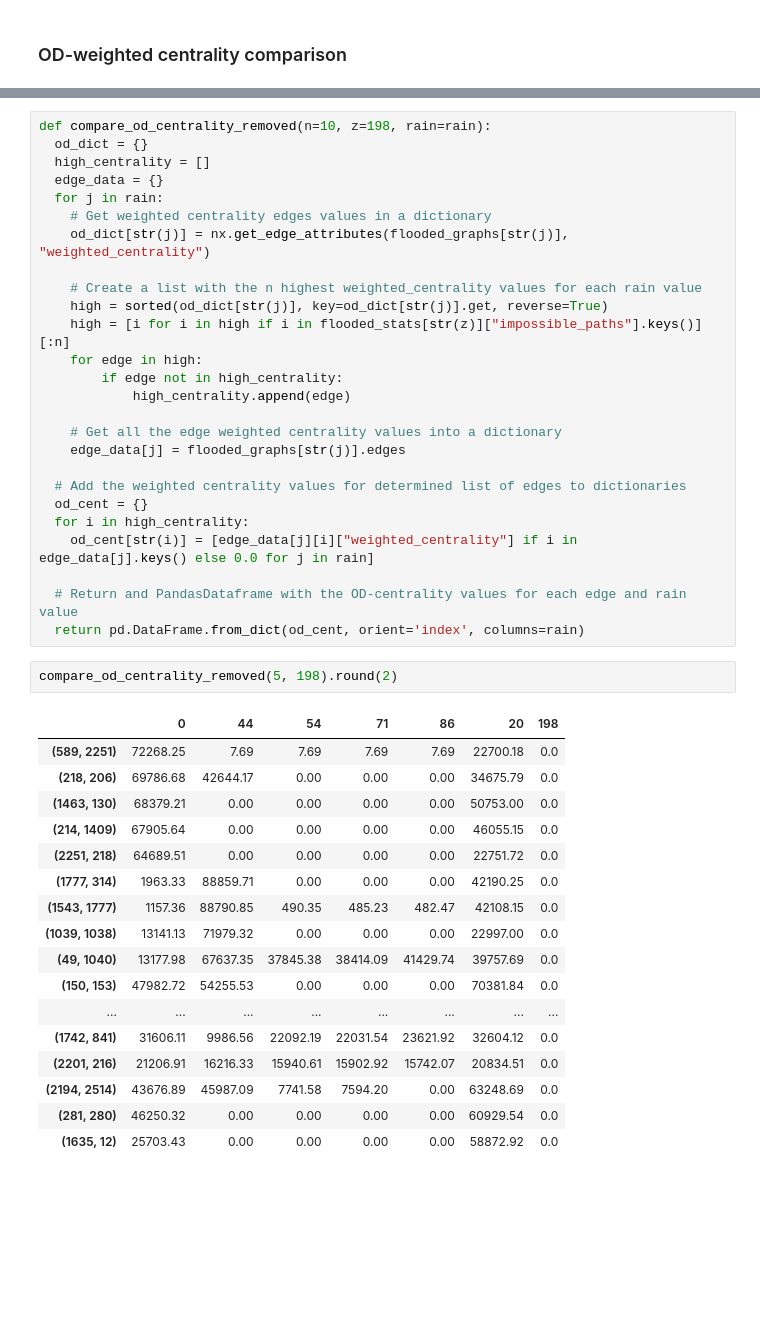
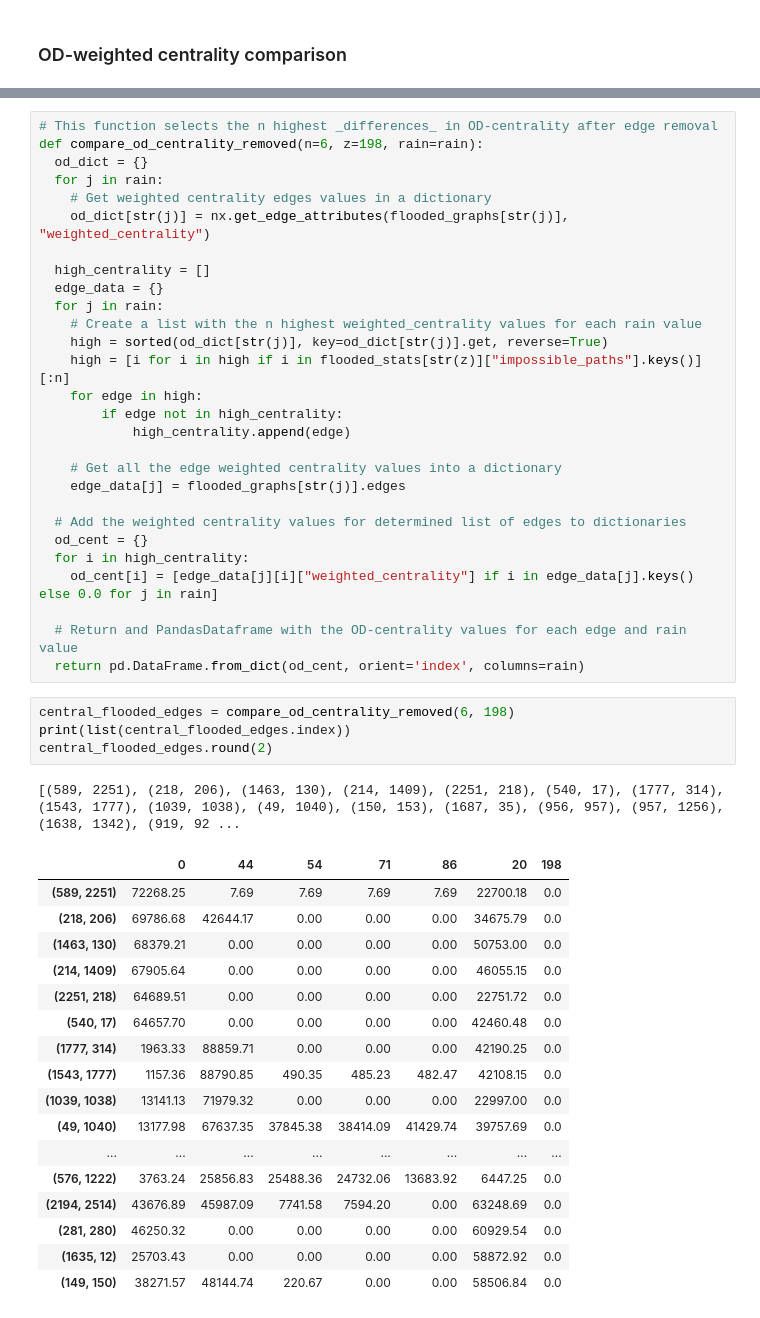
Before and after one commit to EwoutH/Helsinki-flood-BEP-project, a Jupyter notebook: road-graph/OSMnx_road_graph_analysis_BEP.ipynb, the cells around one changed output, grey strips where cells are left out. Cells and saved outputs as stored; diff of their text form; blank space fills up the shorter version.

```diff
--- a/road-graph/OSMnx_road_graph_analysis_BEP.ipynb
+++ b/road-graph/OSMnx_road_graph_analysis_BEP.ipynb
@@ -566,12 +568,14 @@ compare_od_centrality(5).round(2)
 # %%
-def compare_od_centrality_removed(n=10, z=198, rain=rain):
+# This function selects the n highest _differences_ in OD-centrality after edge removal
+def compare_od_centrality_removed(n=6, z=198, rain=rain):
   od_dict = {}
-  high_centrality = []
-  edge_data = {}
   for j in rain:
     # Get weighted centrality edges values in a dictionary
     od_dict[str(j)] = nx.get_edge_attributes(flooded_graphs[str(j)], "weighted_centrality")
 
+  high_centrality = []
+  edge_data = {}
+  for j in rain:
     # Create a list with the n highest weighted_centrality values for each rain value
     high = sorted(od_dict[str(j)], key=od_dict[str(j)].get, reverse=True)
     high = [i for i in high if i in flooded_stats[str(z)]["impossible_paths"].keys()][:n]
@@ -585,27 +589,30 @@ def compare_od_centrality_removed(n=10, z=198, rain=rain):
   # Add the weighted centrality values for determined list of edges to dictionaries
   od_cent = {}
   for i in high_centrality:
-    od_cent[str(i)] = [edge_data[j][i]["weighted_centrality"] if i in edge_data[j].keys() else 0.0 for j in rain]
+    od_cent[i] = [edge_data[j][i]["weighted_centrality"] if i in edge_data[j].keys() else 0.0 for j in rain]
 
   # Return and PandasDataframe with the OD-centrality values for each edge and rain value
   return pd.DataFrame.from_dict(od_cent, orient='index', columns=rain)
-# %%
-compare_od_centrality_removed(5, 198).round(2)
-# %% [output]
-|  | 0 | 44 | 54 | 71 | 86 | 20 | 198 |
-| (589, 2251) | 72268.25 | 7.69 | 7.69 | 7.69 | 7.69 | 22700.18 | 0.0 |
-| (218, 206) | 69786.68 | 42644.17 | 0.00 | 0.00 | 0.00 | 34675.79 | 0.0 |
-| (1463, 130) | 68379.21 | 0.00 | 0.00 | 0.00 | 0.00 | 50753.00 | 0.0 |
-| (214, 1409) | 67905.64 | 0.00 | 0.00 | 0.00 | 0.00 | 46055.15 | 0.0 |
-| (2251, 218) | 64689.51 | 0.00 | 0.00 | 0.00 | 0.00 | 22751.72 | 0.0 |
-| (1777, 314) | 1963.33 | 88859.71 | 0.00 | 0.00 | 0.00 | 42190.25 | 0.0 |
-| (1543, 1777) | 1157.36 | 88790.85 | 490.35 | 485.23 | 482.47 | 42108.15 | 0.0 |
-| (1039, 1038) | 13141.13 | 71979.32 | 0.00 | 0.00 | 0.00 | 22997.00 | 0.0 |
-| (49, 1040) | 13177.98 | 67637.35 | 37845.38 | 38414.09 | 41429.74 | 39757.69 | 0.0 |
-| (150, 153) | 47982.72 | 54255.53 | 0.00 | 0.00 | 0.00 | 70381.84 | 0.0 |
-| ... | ... | ... | ... | ... | ... | ... | ... |
-| (1742, 841) | 31606.11 | 9986.56 | 22092.19 | 22031.54 | 23621.92 | 32604.12 | 0.0 |
-| (2201, 216) | 21206.91 | 16216.33 | 15940.61 | 15902.92 | 15742.07 | 20834.51 | 0.0 |
-| (2194, 2514) | 43676.89 | 45987.09 | 7741.58 | 7594.20 | 0.00 | 63248.69 | 0.0 |
-| (281, 280) | 46250.32 | 0.00 | 0.00 | 0.00 | 0.00 | 60929.54 | 0.0 |
-| (1635, 12) | 25703.43 | 0.00 | 0.00 | 0.00 | 0.00 | 58872.92 | 0.0 |
+# %%
+central_flooded_edges = compare_od_centrality_removed(6, 198)
+print(list(central_flooded_edges.index))
+central_flooded_edges.round(2)
+# %% [output]
+[(589, 2251), (218, 206), (1463, 130), (214, 1409), (2251, 218), (540, 17), (1777, 314), (1543, 1777), (1039, 1038), (49, 1040), (150, 153), (1687, 35), (956, 957), (957, 1256), (1638, 1342), (919, 92 ...
+|  | 0 | 44 | 54 | 71 | 86 | 20 | 198 |
+| (589, 2251) | 72268.25 | 7.69 | 7.69 | 7.69 | 7.69 | 22700.18 | 0.0 |
+| (218, 206) | 69786.68 | 42644.17 | 0.00 | 0.00 | 0.00 | 34675.79 | 0.0 |
+| (1463, 130) | 68379.21 | 0.00 | 0.00 | 0.00 | 0.00 | 50753.00 | 0.0 |
+| (214, 1409) | 67905.64 | 0.00 | 0.00 | 0.00 | 0.00 | 46055.15 | 0.0 |
+| (2251, 218) | 64689.51 | 0.00 | 0.00 | 0.00 | 0.00 | 22751.72 | 0.0 |
+| (540, 17) | 64657.70 | 0.00 | 0.00 | 0.00 | 0.00 | 42460.48 | 0.0 |
+| (1777, 314) | 1963.33 | 88859.71 | 0.00 | 0.00 | 0.00 | 42190.25 | 0.0 |
+| (1543, 1777) | 1157.36 | 88790.85 | 490.35 | 485.23 | 482.47 | 42108.15 | 0.0 |
+| (1039, 1038) | 13141.13 | 71979.32 | 0.00 | 0.00 | 0.00 | 22997.00 | 0.0 |
+| (49, 1040) | 13177.98 | 67637.35 | 37845.38 | 38414.09 | 41429.74 | 39757.69 | 0.0 |
+| ... | ... | ... | ... | ... | ... | ... | ... |
+| (576, 1222) | 3763.24 | 25856.83 | 25488.36 | 24732.06 | 13683.92 | 6447.25 | 0.0 |
+| (2194, 2514) | 43676.89 | 45987.09 | 7741.58 | 7594.20 | 0.00 | 63248.69 | 0.0 |
+| (281, 280) | 46250.32 | 0.00 | 0.00 | 0.00 | 0.00 | 60929.54 | 0.0 |
+| (1635, 12) | 25703.43 | 0.00 | 0.00 | 0.00 | 0.00 | 58872.92 | 0.0 |
+| (149, 150) | 38271.57 | 48144.74 | 220.67 | 0.00 | 0.00 | 58506.84 | 0.0 |
```
Also changed, not shown: parts of 12 cells of this notebook.
